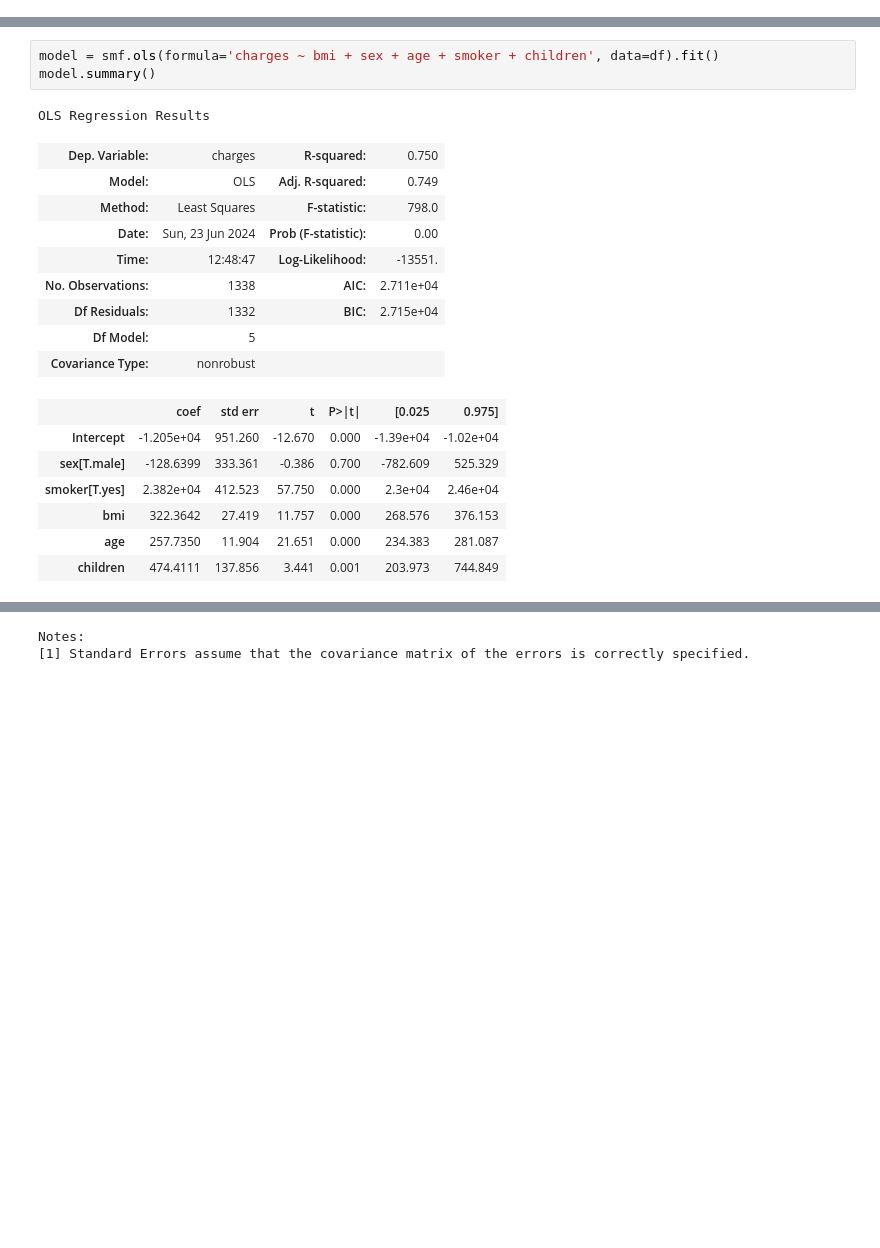
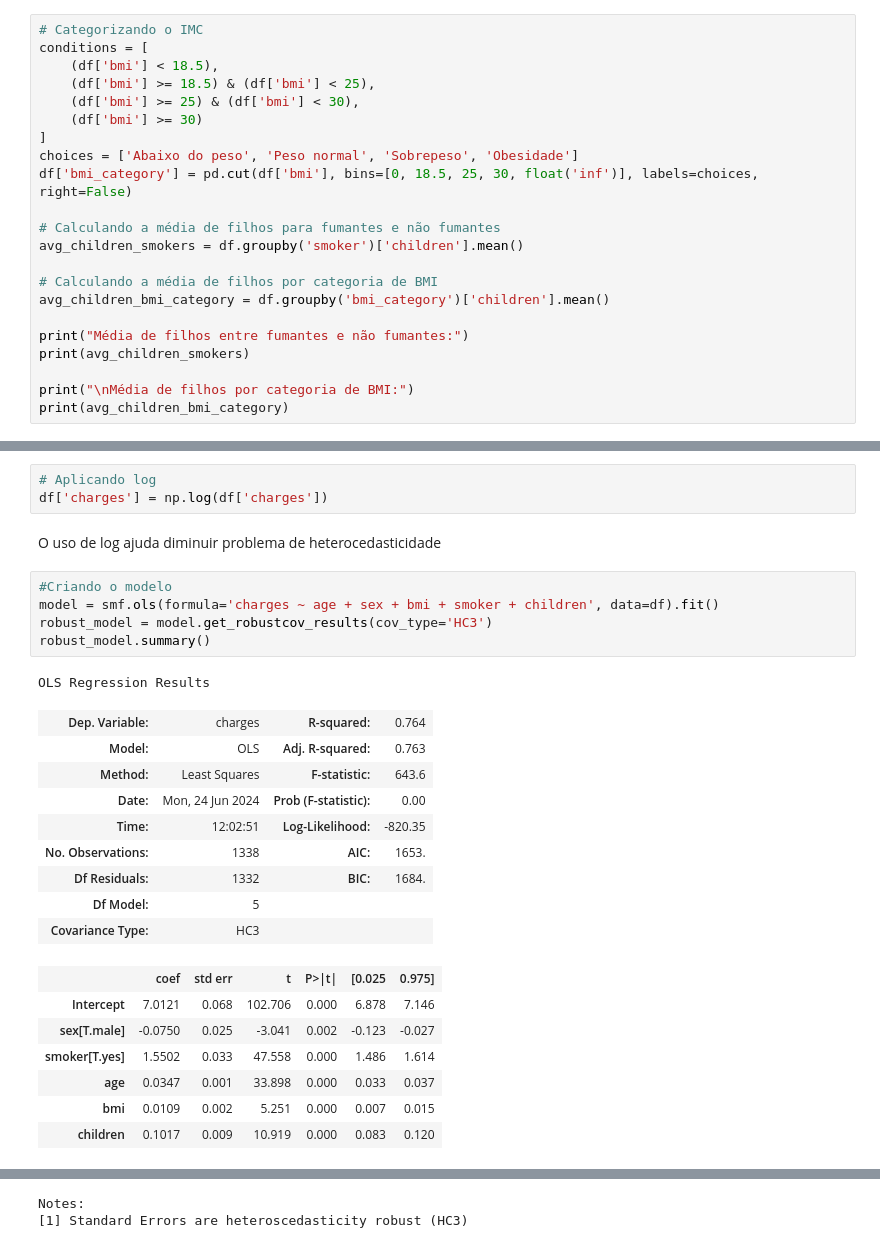
Before and after one commit to victordornelos/regressao_python, a Jupyter notebook: reg.ipynb, the cells around one changed output, grey strips where cells are left out. Cells and saved outputs as stored; diff of their text form; blank space fills up the shorter version.

```diff
--- a/reg.ipynb
+++ b/reg.ipynb
@@ -7,0 +117,22 @@ df = pd.read_csv('insurance.csv')
+# %%
+# Categorizando o IMC
+conditions = [
+    (df['bmi'] < 18.5),
+    (df['bmi'] >= 18.5) & (df['bmi'] < 25),
+    (df['bmi'] >= 25) & (df['bmi'] < 30),
+    (df['bmi'] >= 30)
+]
+choices = ['Abaixo do peso', 'Peso normal', 'Sobrepeso', 'Obesidade']
+df['bmi_category'] = pd.cut(df['bmi'], bins=[0, 18.5, 25, 30, float('inf')], labels=choices, right=False)
+
+# Calculando a média de filhos para fumantes e não fumantes
+avg_children_smokers = df.groupby('smoker')['children'].mean()
+
+# Calculando a média de filhos por categoria de BMI
+avg_children_bmi_category = df.groupby('bmi_category')['children'].mean()
+
+print("Média de filhos entre fumantes e não fumantes:")
+print(avg_children_smokers)
+
+print("\nMédia de filhos por categoria de BMI:")
+print(avg_children_bmi_category)
@@ -8,21 +157,28 @@ df = pd.read_csv('insurance.csv')
+# %%
+# Aplicando log
+df['charges'] = np.log(df['charges'])
+# %% [markdown]
+O uso de log ajuda diminuir problema de heterocedasticidade
 # %%
-model = smf.ols(formula='charges ~ bmi + sex + age + smoker + children', data=df).fit()
-model.summary()
+#Criando o modelo
+model = smf.ols(formula='charges ~ age + sex + bmi + smoker + children', data=df).fit()
+robust_model = model.get_robustcov_results(cov_type='HC3')
+robust_model.summary()
 # %% [output]
 OLS Regression Results
-| Dep. Variable: | charges | R-squared: | 0.750 |
-| Model: | OLS | Adj. R-squared: | 0.749 |
-| Method: | Least Squares | F-statistic: | 798.0 |
-| Date: | Sun, 23 Jun 2024 | Prob (F-statistic): | 0.00 |
-| Time: | 12:48:47 | Log-Likelihood: | -13551. |
-| No. Observations: | 1338 | AIC: | 2.711e+04 |
-| Df Residuals: | 1332 | BIC: | 2.715e+04 |
+| Dep. Variable: | charges | R-squared: | 0.764 |
+| Model: | OLS | Adj. R-squared: | 0.763 |
+| Method: | Least Squares | F-statistic: | 643.6 |
+| Date: | Mon, 24 Jun 2024 | Prob (F-statistic): | 0.00 |
+| Time: | 12:02:51 | Log-Likelihood: | -820.35 |
+| No. Observations: | 1338 | AIC: | 1653. |
+| Df Residuals: | 1332 | BIC: | 1684. |
 | Df Model: | 5 |  |  |
-| Covariance Type: | nonrobust |  |  |
+| Covariance Type: | HC3 |  |  |
 |  | coef | std err | t | P>|t| | [0.025 | 0.975] |
-| Intercept | -1.205e+04 | 951.260 | -12.670 | 0.000 | -1.39e+04 | -1.02e+04 |
-| sex[T.male] | -128.6399 | 333.361 | -0.386 | 0.700 | -782.609 | 525.329 |
-| smoker[T.yes] | 2.382e+04 | 412.523 | 57.750 | 0.000 | 2.3e+04 | 2.46e+04 |
-| bmi | 322.3642 | 27.419 | 11.757 | 0.000 | 268.576 | 376.153 |
-| age | 257.7350 | 11.904 | 21.651 | 0.000 | 234.383 | 281.087 |
-| children | 474.4111 | 137.856 | 3.441 | 0.001 | 203.973 | 744.849 |
+| Intercept | 7.0121 | 0.068 | 102.706 | 0.000 | 6.878 | 7.146 |
+| sex[T.male] | -0.0750 | 0.025 | -3.041 | 0.002 | -0.123 | -0.027 |
+| smoker[T.yes] | 1.5502 | 0.033 | 47.558 | 0.000 | 1.486 | 1.614 |
+| age | 0.0347 | 0.001 | 33.898 | 0.000 | 0.033 | 0.037 |
+| bmi | 0.0109 | 0.002 | 5.251 | 0.000 | 0.007 | 0.015 |
+| children | 0.1017 | 0.009 | 10.919 | 0.000 | 0.083 | 0.120 |
@@ -33,2 +189,2 @@ OLS Regression Results
 Notes:
-[1] Standard Errors assume that the covariance matrix of the errors is correctly specified.
+[1] Standard Errors are heteroscedasticity robust (HC3)
```
Also changed, not shown: parts of 27 cells of this notebook.
